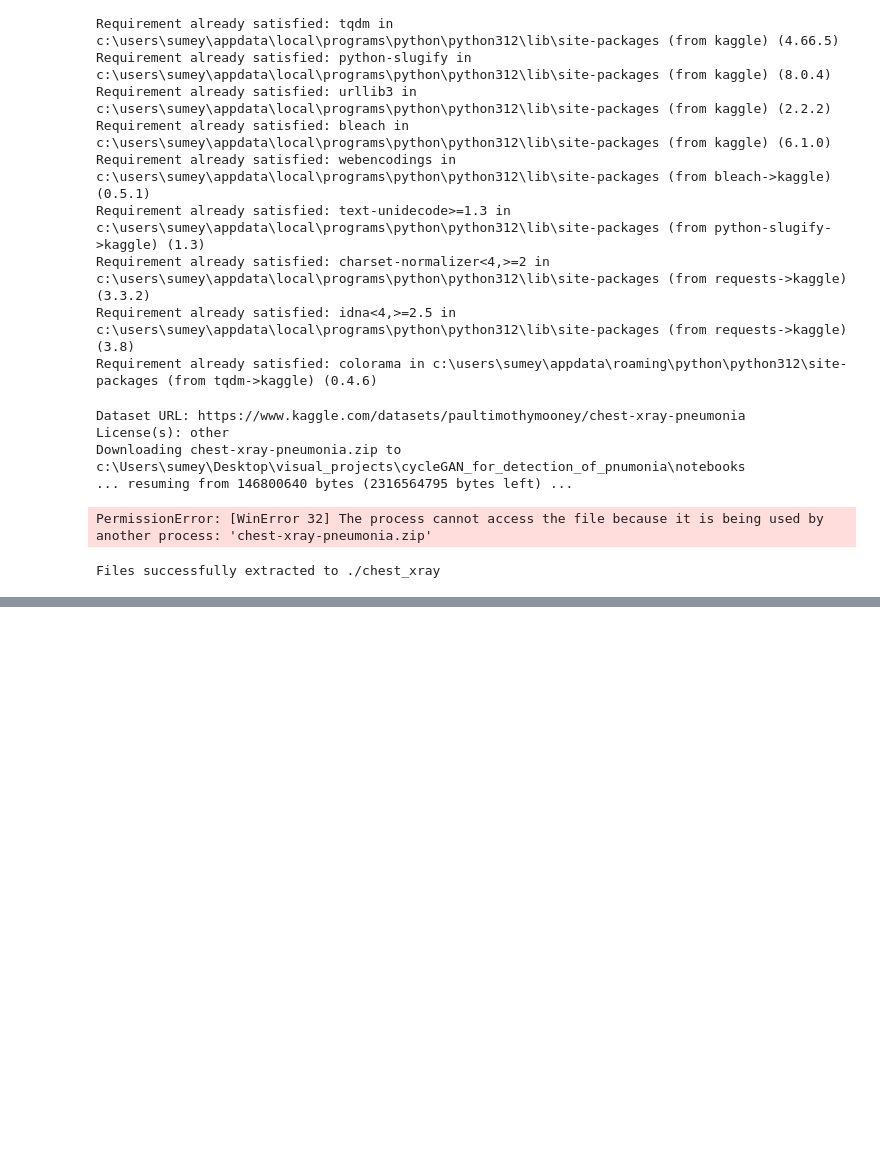
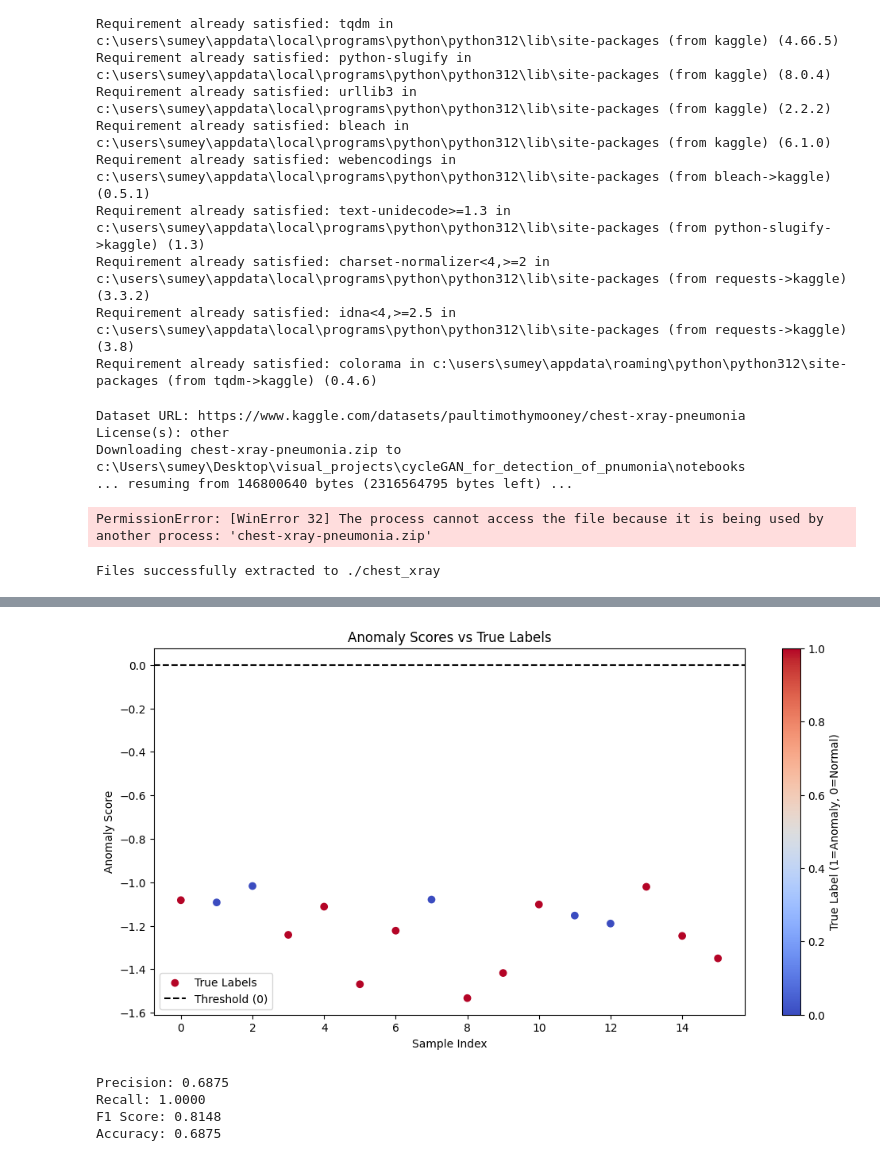
Before and after one commit to sumeyaaaa/GAN_detection, a Jupyter notebook: notebooks/data.ipynb, the cells around one changed output, grey strips where cells are left out. Cells and saved outputs as stored; diff of their text form; code cells hidden in the pictures; blank space fills up the shorter version.

```diff
--- a/notebooks/data.ipynb
+++ b/notebooks/data.ipynb
@@ -367,0 +579,27 @@ Shape of real_x: (8, 256, 256, 3), Shape of real_y: (8, 256, 256, 3)
+# %%
+import numpy as np
+
+def compute_anomaly_scores(validation_dataset):
+    anomaly_scores = []
+    true_labels = []  # Ground truth labels for validation data
+
+    for real_x, real_y in validation_dataset:
+        # Debugging: Print the shapes of the input images and labels
+        print(f"Loaded real_y shape (labels): {real_y.shape}")
+        print(f"Loaded real_x shape (images): {real_x.shape}")
+
+        # Pass the real_x images through the discriminator
+        scores = discriminator_Y(real_x)  # Using real_x for the discriminator
+
+        # Assuming a score of < 0.5 indicates anomaly
+        anomaly_scores.extend(scores.numpy().flatten())
+        true_labels.extend(real_y.numpy().flatten())  # Store true labels for evaluation
+
+    return np.array(anomaly_scores), np.array(true_labels)
+
+# Compute anomaly scores on the validation set
+anomaly_scores, true_labels = compute_anomaly_scores(limited_val_dataset)
+
+# Print the outputs for verification
+print("Anomaly Scores:", anomaly_scores)
+print("True Labels:", true_labels)
@@ -367,0 +633,41 @@ Shape of real_x: (8, 256, 256, 3), Shape of real_y: (8, 256, 256, 3)
+# %%
+import matplotlib.pyplot as plt
+
+# Plotting the anomaly scores
+plt.figure(figsize=(12, 6))
+
+# Scatter plot for anomaly scores
+plt.scatter(range(len(anomaly_scores)), anomaly_scores, c=true_labels, cmap='coolwarm', label='True Labels')
+plt.axhline(y=0, color='k', linestyle='--', label='Threshold (0)')
+plt.title('Anomaly Scores vs True Labels')
+plt.xlabel('Sample Index')
+plt.ylabel('Anomaly Score')
+plt.colorbar(label='True Label (1=Anomaly, 0=Normal)')
+plt.legend()
+plt.show()
+# %% [output]
+[figure, added]
+# %%
+from sklearn.metrics import precision_score, recall_score, f1_score, accuracy_score
+
+# Assuming true_labels are the ground truth labels and anomaly_scores are your predicted scores
+# Convert anomaly scores to binary predictions (1 for anomaly, 0 for normal)
+threshold = 0.5  # Adjust threshold as needed
+predictions = (anomaly_scores < threshold).astype(int)
+
+# Compute metrics
+precision = precision_score(true_labels, predictions)
+recall = recall_score(true_labels, predictions)
+f1 = f1_score(true_labels, predictions)
+accuracy = accuracy_score(true_labels, predictions)
+
+# Print results
+print(f'Precision: {precision:.4f}')
+print(f'Recall: {recall:.4f}')
+print(f'F1 Score: {f1:.4f}')
+print(f'Accuracy: {accuracy:.4f}')
+# %% [output]
+Precision: 0.6875
+Recall: 1.0000
+F1 Score: 0.8148
+Accuracy: 0.6875
```
Also changed, not shown: parts of 14 cells of this notebook, 2 other files.
